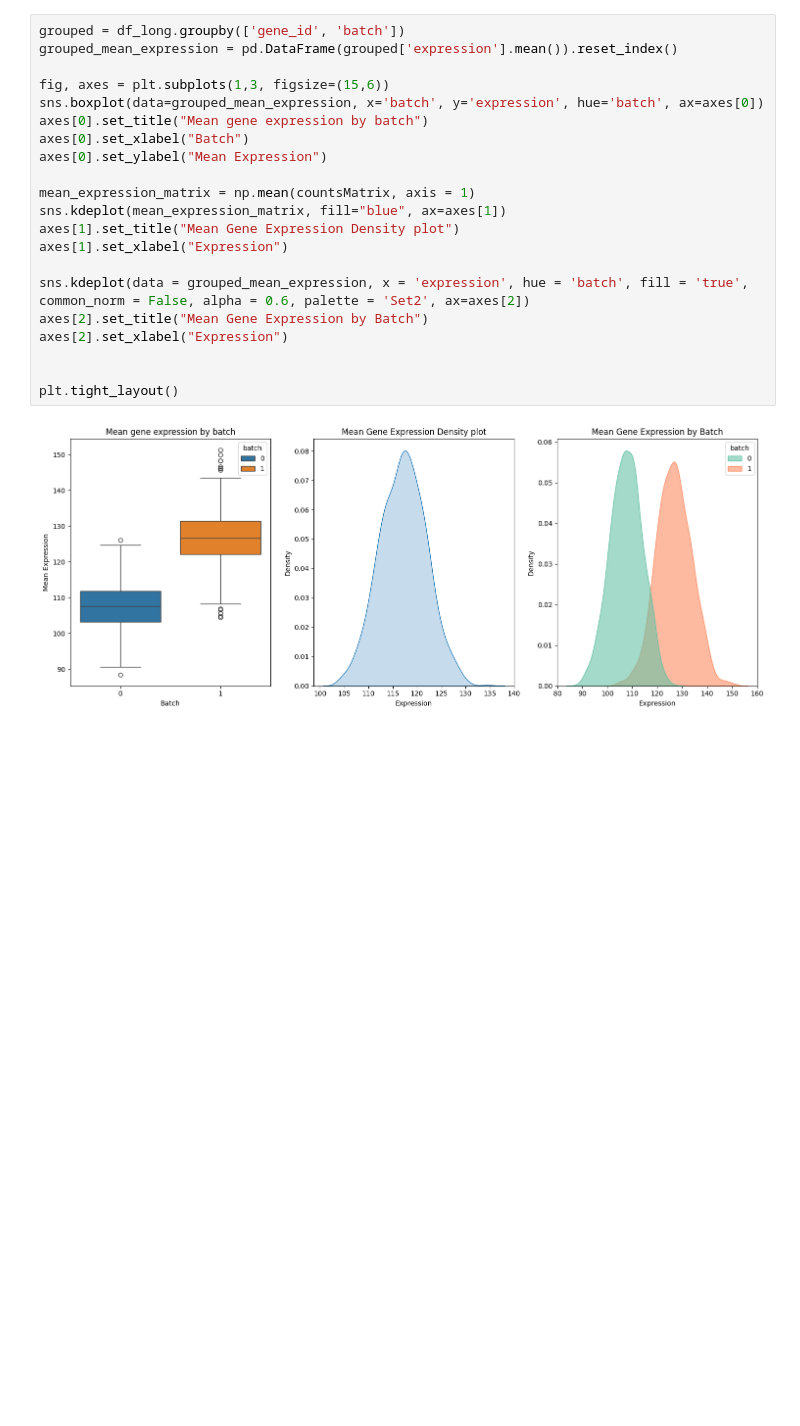
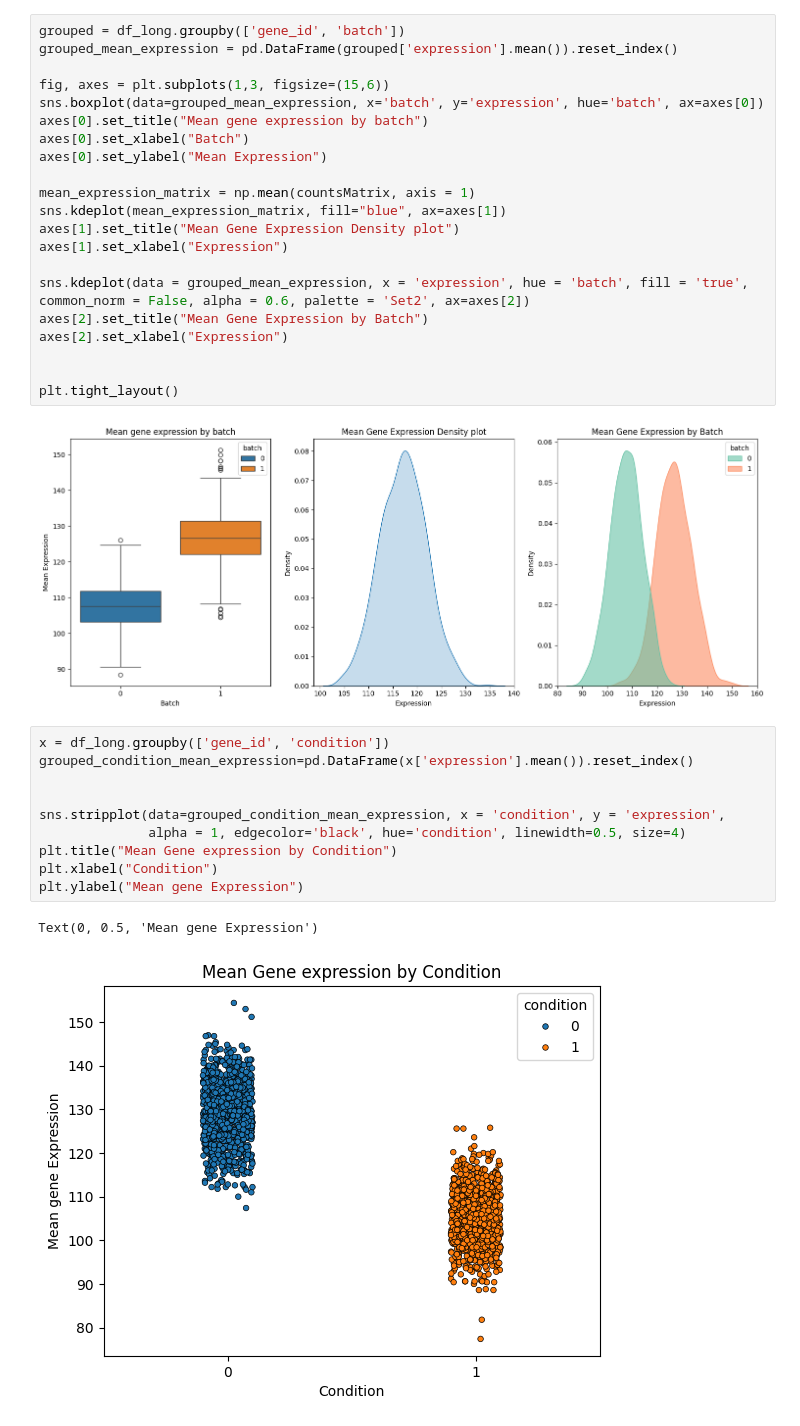
Before and after one commit to Aroop-Verma/exploratory_data_analysis, a Jupyter notebook: batch_effects.ipynb, the cells around one changed output. Cells and saved outputs as stored; diff of their text form; blank space fills up the shorter version.

Commit message:
Update: added 2 more plots

```diff
--- a/batch_effects.ipynb
+++ b/batch_effects.ipynb
@@ -66,3 +66,16 @@ axes[2].set_xlabel("Expression")
 plt.tight_layout()
 # %% [output]
 [figure]
+# %%
+x = df_long.groupby(['gene_id', 'condition'])
+grouped_condition_mean_expression=pd.DataFrame(x['expression'].mean()).reset_index()
+
+
+sns.stripplot(data=grouped_condition_mean_expression, x = 'condition', y = 'expression',
+              alpha = 1, edgecolor='black', hue='condition', linewidth=0.5, size=4)
+plt.title("Mean Gene expression by Condition")
+plt.xlabel("Condition")
+plt.ylabel("Mean gene Expression")
+# %% [output]
+Text(0, 0.5, 'Mean gene Expression')
+[figure, added]
```
Also changed, not shown: parts of 1 cell of this notebook.
